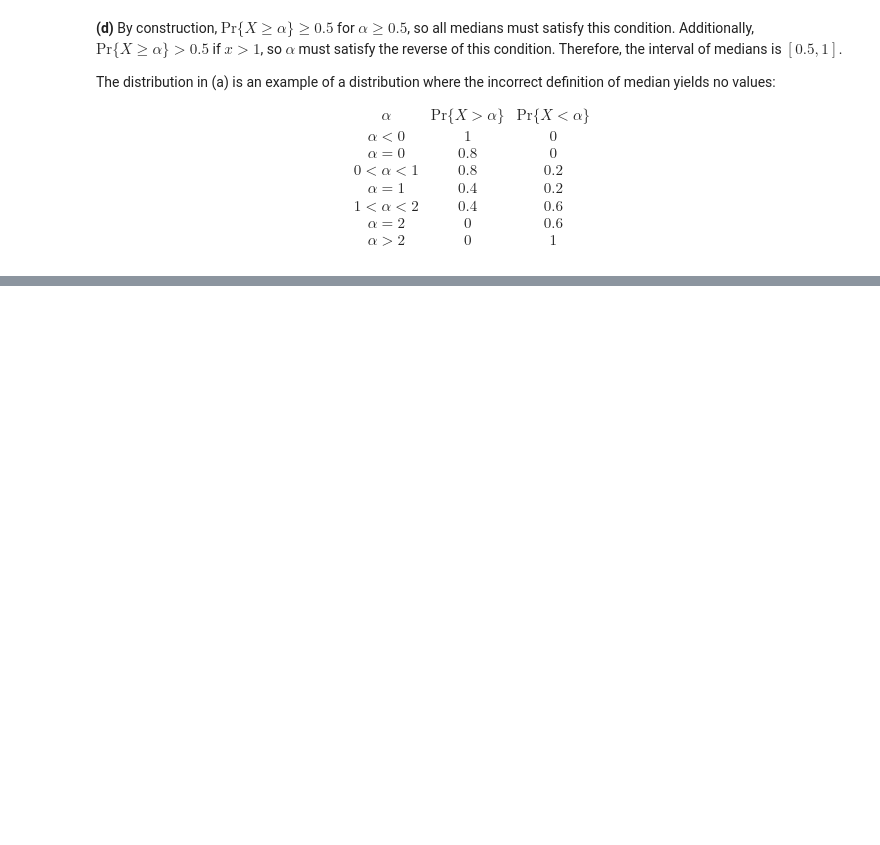
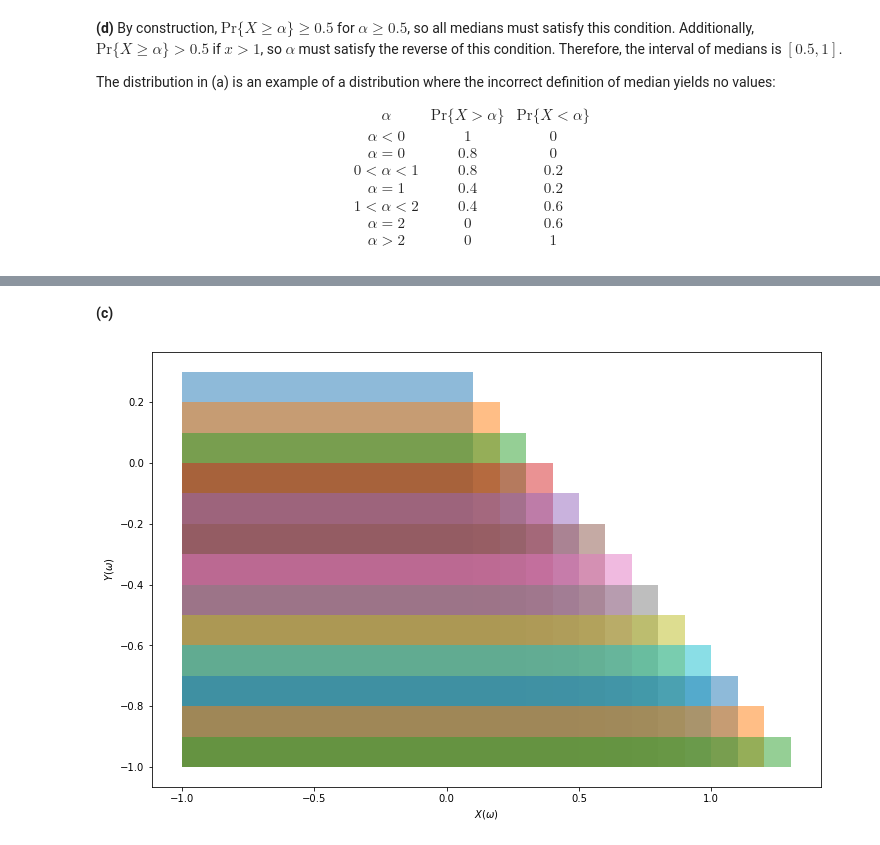
Before and after one commit to telmo-correa/stochastic-processes-theory-for-applications, a Jupyter notebook: Chapter 01 - Introduction and Review of Probability.ipynb, the cells around one changed output, grey strips where cells are left out. Cells and saved outputs as stored; diff of their text form; code cells hidden in the pictures; blank space fills up the shorter version.

```diff
--- a/Chapter 01 - Introduction and Review of Probability.ipynb
+++ b/Chapter 01 - Introduction and Review of Probability.ipynb
@@ -590,0 +744,24 @@ $$
+# %% [markdown]
+**(c)**
+# %%
+import numpy as np
+import matplotlib.pyplot as plt
+%matplotlib inline
+
+alpha = 0.3
+n = 10
+
+plt.figure(figsize=(12, 8))
+
+neg_infty = -1
+
+for k in np.arange(1, n+4, step=1):
+    x = [neg_infty, k/n, k/n, neg_infty]
+    y = [neg_infty, neg_infty, alpha + (1-k)/n, alpha + (1-k)/n]
+    plt.fill(x, y, alpha=0.5)
+
+plt.xlabel(r'$X(\omega)$')
+plt.ylabel(r'$Y(\omega)$')
+plt.show()
+# %% [output]
+[figure, added]
```
Also changed, not shown: parts of 18 cells of this notebook.
